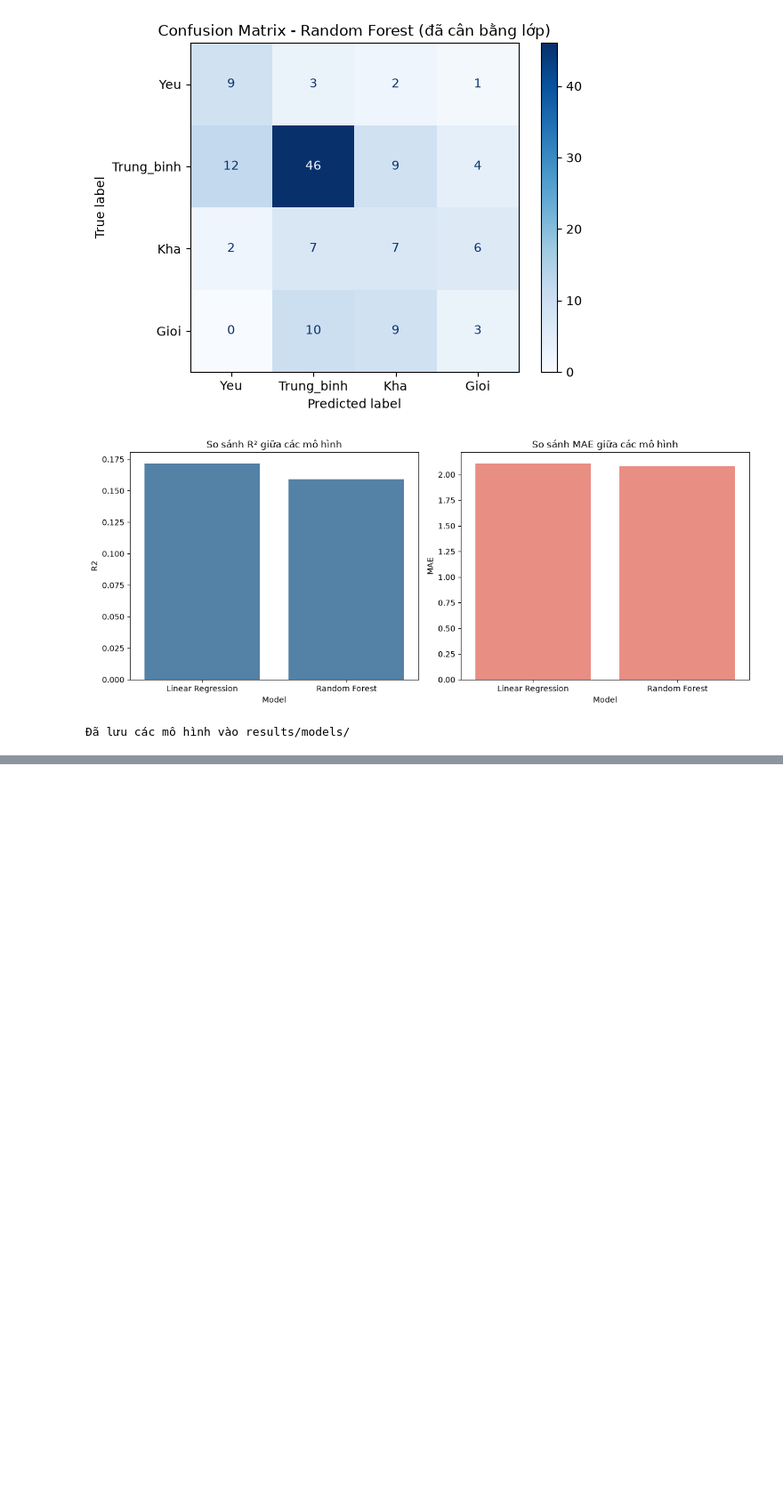
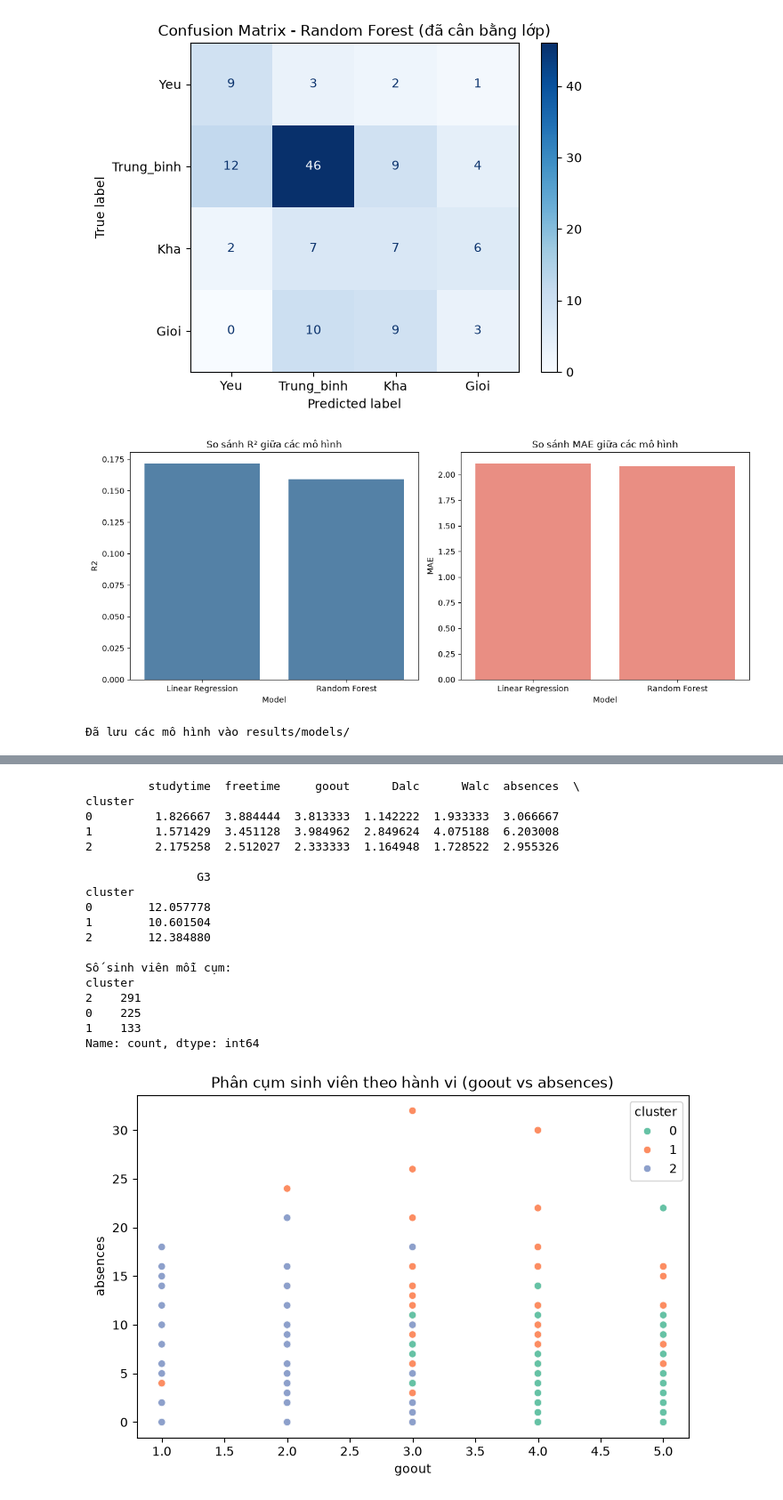
Before and after one commit to vuvietanh01102004/BTL_KhoaHocDuLieu, a Jupyter notebook: HieuSuatHocTap_SinhVien.ipynb, the cells around one changed output, grey strips where cells are left out. Shown at 89% size. Drawn from its saved outputs; the diff is of its cells as text; code cells hidden in the pictures; blank space fills up the shorter version.

```diff
--- a/HieuSuatHocTap_SinhVien.ipynb
+++ b/HieuSuatHocTap_SinhVien.ipynb
@@ -435,0 +544,37 @@ print("Đã lưu các mô hình vào results/models/")
+# %%
+# Phân cụm với k=3
+kmeans = KMeans(n_clusters=3, random_state=42, n_init=10)
+df_encoded['cluster'] = kmeans.fit_predict(X_behavior_scaled)
+
+# Xem đặc điểm trung bình của từng cụm
+cluster_summary = df_encoded.groupby('cluster')[behavior_cols + ['G3']].mean()
+print(cluster_summary)
+print("\nSố sinh viên mỗi cụm:")
+print(df_encoded['cluster'].value_counts())
+
+# Trực quan hóa
+plt.figure(figsize=(8,5))
+sns.scatterplot(data=df_encoded, x='goout', y='absences', hue='cluster', palette='Set2')
+plt.title('Phân cụm sinh viên theo hành vi (goout vs absences)')
+plt.savefig('../results/figures/clustering.png', dpi=150, bbox_inches='tight')
+plt.show()
+# %% [output]
+         studytime  freetime     goout      Dalc      Walc  absences  \
+cluster
+0         1.826667  3.884444  3.813333  1.142222  1.933333  3.066667
+1         1.571429  3.451128  3.984962  2.849624  4.075188  6.203008
+2         2.175258  2.512027  2.333333  1.164948  1.728522  2.955326
+
+                G3
+cluster
+0        12.057778
+1        10.601504
+2        12.384880
+
+Số sinh viên mỗi cụm:
+cluster
+2    291
+0    225
+1    133
+Name: count, dtype: int64
+[figure, added]
```
Also changed, not shown: parts of 16 cells of this notebook.
